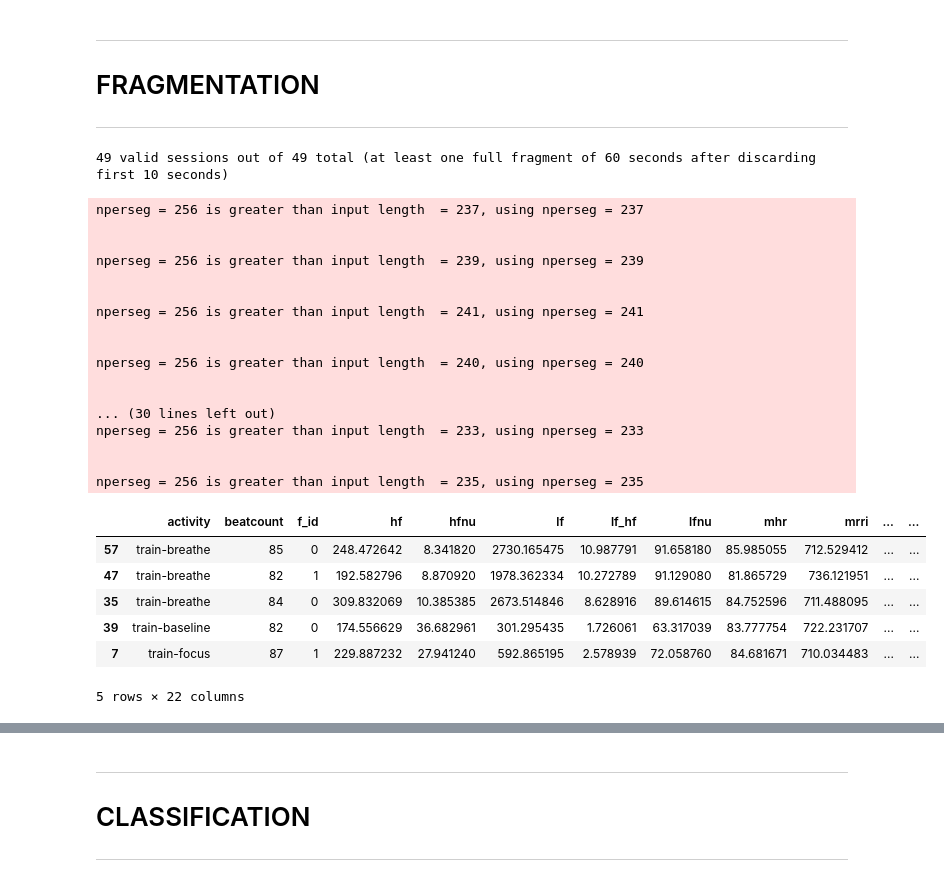
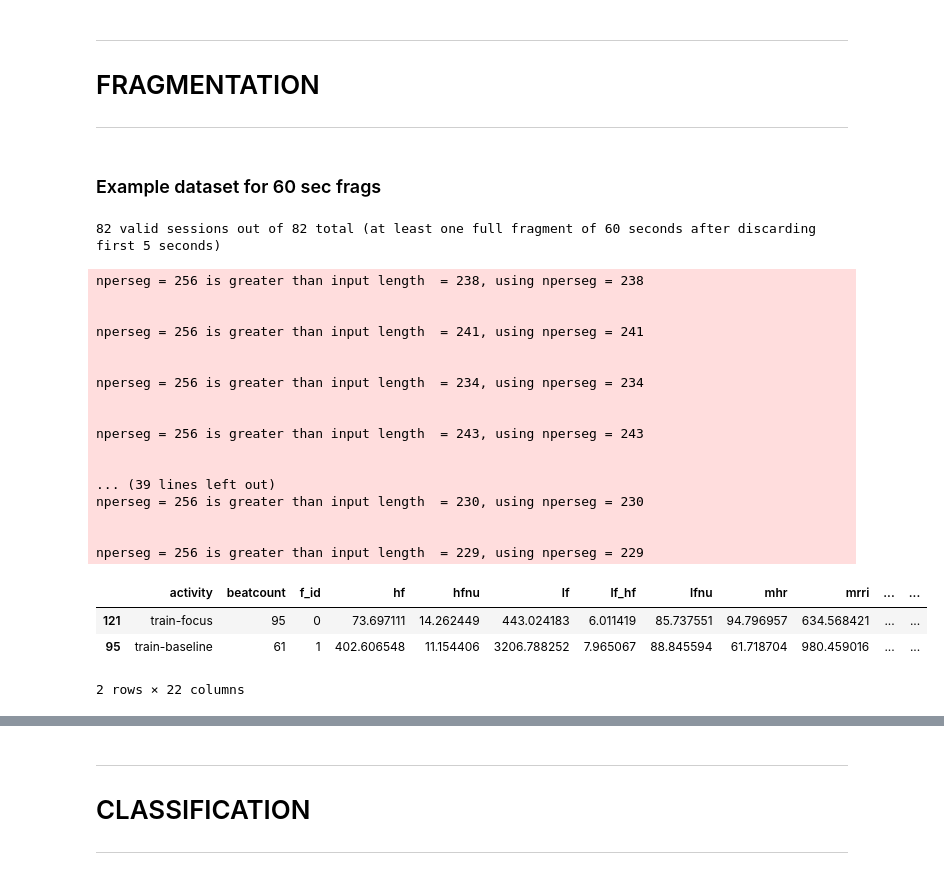
Before and after one commit to jucc/HeRV_analysis, a Jupyter notebook: pipeline/full_pipe_training_sessions.ipynb, the cells around one changed output, grey strips where cells are left out. Drawn from its saved outputs; the diff is of its cells as text; code cells hidden in the pictures.

```diff
--- a/pipeline/full_pipe_training_sessions.ipynb
+++ b/pipeline/full_pipe_training_sessions.ipynb
@@ -123,24 +129,34 @@ for feat in cl.features_all:
 # FRAGMENTATION
 
 ---
+# %%
+sessions = dfs.to_dict(orient='records')
+# %% [markdown]
+### Example dataset for 60 sec frags
 # %%
-frags = fr.gen_fragments_dataset(sessions, 60, 10, RAW_PATH)
+frags = fr.gen_fragments_dataset(sessions, 60, 5, RAW_PATH)
+dff = pd.DataFrame(frags)
+dff.sample(2)
 # %% [output]
-49 valid sessions out of 49 total (at least one full fragment of 60 seconds after discarding first 10 seconds)
+82 valid sessions out of 82 total (at least one full fragment of 60 seconds after discarding first 5 seconds)
-nperseg = 256 is greater than input length  = 237, using nperseg = 237
-
-
-nperseg = 256 is greater than input length  = 239, using nperseg = 239
+nperseg = 256 is greater than input length  = 238, using nperseg = 238
 
 
 nperseg = 256 is greater than input length  = 241, using nperseg = 241
 
 
-nperseg = 256 is greater than input length  = 240, using nperseg = 240
+nperseg = 256 is greater than input length  = 234, using nperseg = 234
 
 
-... (30 lines left out)
-nperseg = 256 is greater than input length  = 233, using nperseg = 233
+nperseg = 256 is greater than input length  = 243, using nperseg = 243
 
 
-nperseg = 256 is greater than input length  = 235, using nperseg = 235
+... (39 lines left out)
+nperseg = 256 is greater than input length  = 230, using nperseg = 230
+
+
+nperseg = 256 is greater than input length  = 229, using nperseg = 229
+|  | activity | beatcount | f_id | hf | hfnu | lf | lf_hf | lfnu | mhr | mrri | ... | ... |
+| 121 | train-focus | 95 | 0 | 73.697111 | 14.262449 | 443.024183 | 6.011419 | 85.737551 | 94.796957 | 634.568421 | ... | ... |
+| 95 | train-baseline | 61 | 1 | 402.606548 | 11.154406 | 3206.788252 | 7.965067 | 88.845594 | 61.718704 | 980.459016 | ... | ... |
+2 rows × 22 columns
@@ -149,10 +162,0 @@ dff = pd.DataFrame(frags)
-# %%
-dff.sample(5)
-# %% [output]
-|  | activity | beatcount | f_id | hf | hfnu | lf | lf_hf | lfnu | mhr | mrri | ... | ... |
-| 57 | train-breathe | 85 | 0 | 248.472642 | 8.341820 | 2730.165475 | 10.987791 | 91.658180 | 85.985055 | 712.529412 | ... | ... |
-| 47 | train-breathe | 82 | 1 | 192.582796 | 8.870920 | 1978.362334 | 10.272789 | 91.129080 | 81.865729 | 736.121951 | ... | ... |
-| 35 | train-breathe | 84 | 0 | 309.832069 | 10.385385 | 2673.514846 | 8.628916 | 89.614615 | 84.752596 | 711.488095 | ... | ... |
-| 39 | train-baseline | 82 | 0 | 174.556629 | 36.682961 | 301.295435 | 1.726061 | 63.317039 | 83.777754 | 722.231707 | ... | ... |
-| 7 | train-focus | 87 | 1 | 229.887232 | 27.941240 | 592.865195 | 2.578939 | 72.058760 | 84.681671 | 710.034483 | ... | ... |
-5 rows × 22 columns
```
Also changed, not shown: parts of 15 cells of this notebook, 4 other files.
